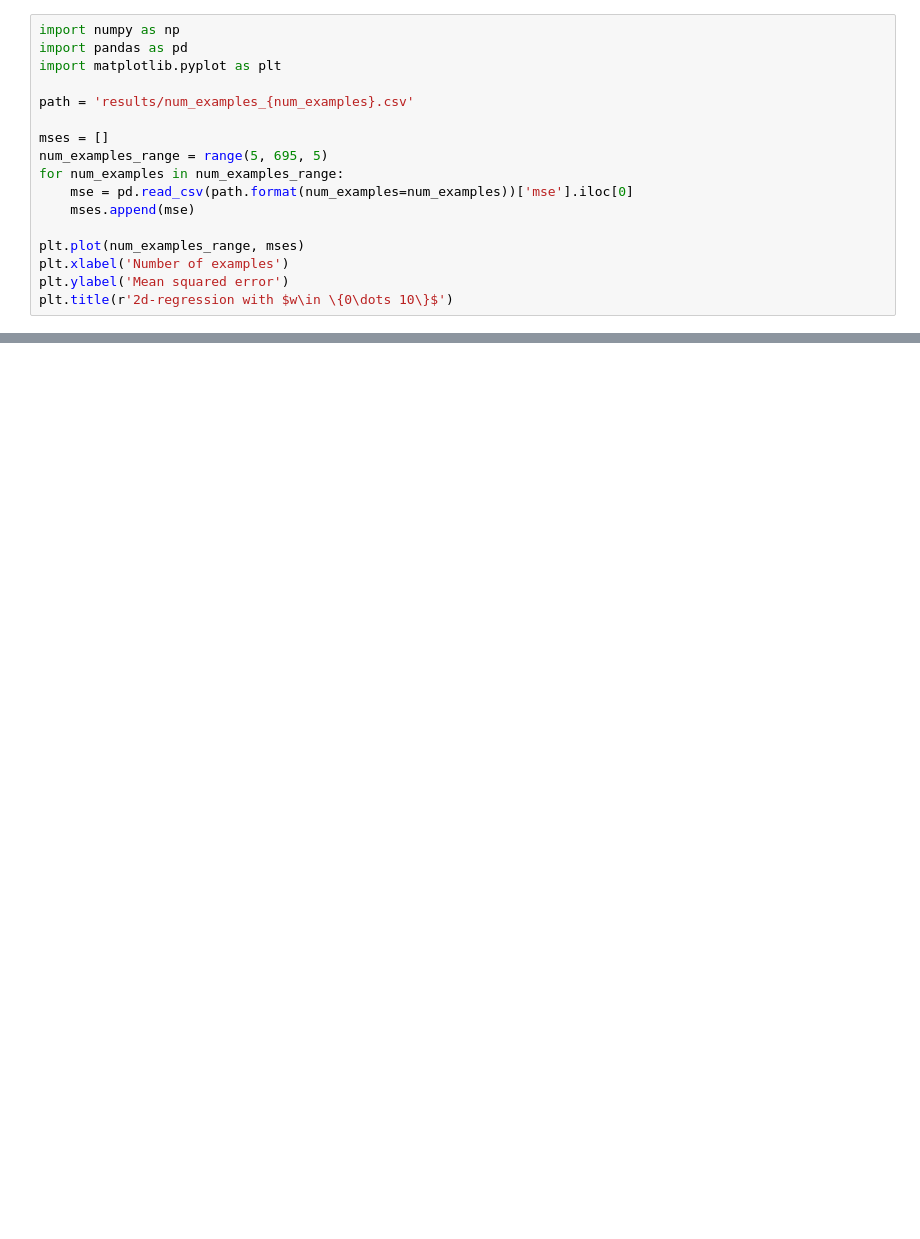
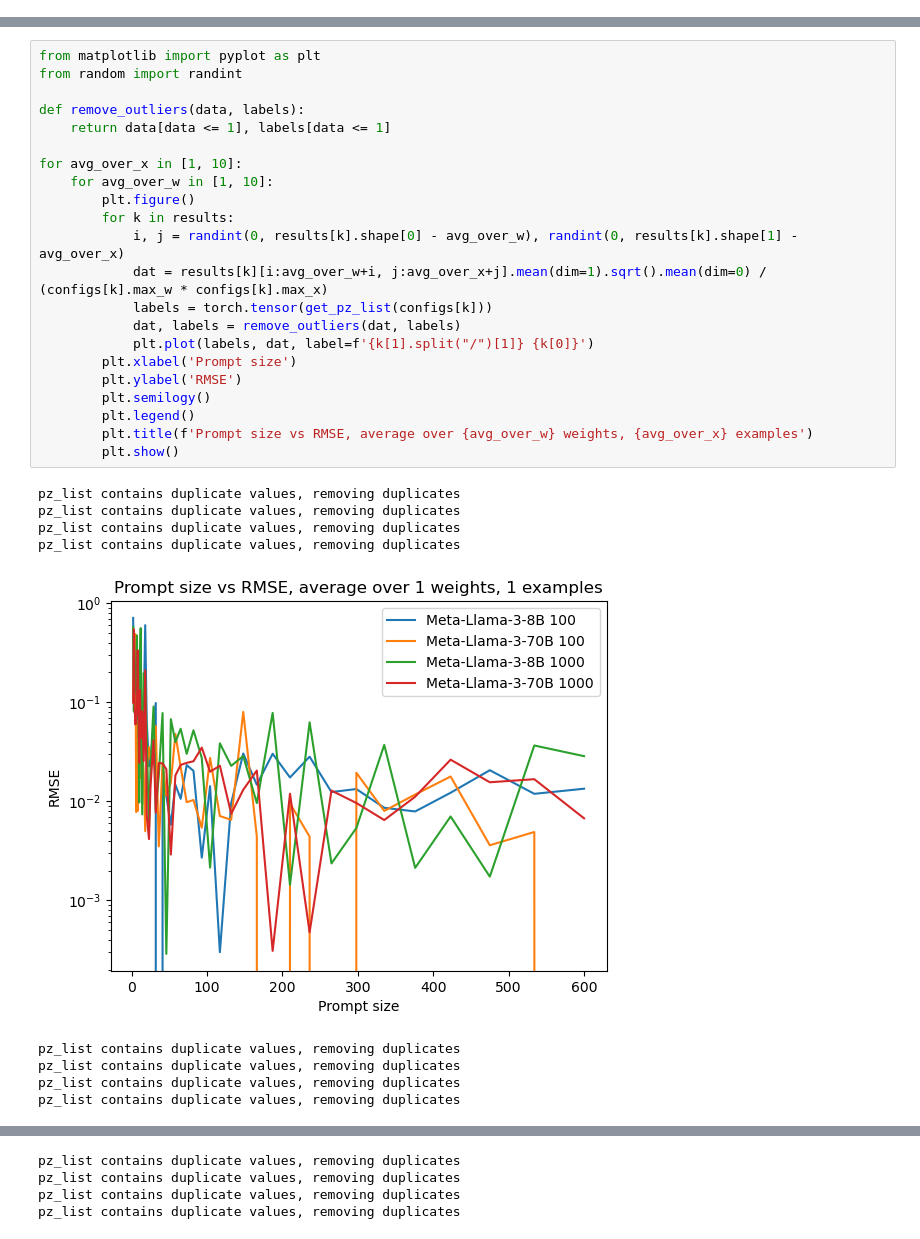
Before and after one commit to JackCai1206/multiple-ascent, a Jupyter notebook: plotting.ipynb, the cells around one changed output, grey strips where cells are left out. Cells and saved outputs as stored; diff of their text form; blank space fills up the shorter version.

```diff
--- a/plotting.ipynb
+++ b/plotting.ipynb
@@ -1,17 +0,0 @@
-# %%
-import numpy as np
-import pandas as pd
-import matplotlib.pyplot as plt
-
-path = 'results/num_examples_{num_examples}.csv'
-
-mses = []
-num_examples_range = range(5, 695, 5)
-for num_examples in num_examples_range:
-    mse = pd.read_csv(path.format(num_examples=num_examples))['mse'].iloc[0]
-    mses.append(mse)
-
-plt.plot(num_examples_range, mses)
-plt.xlabel('Number of examples')
-plt.ylabel('Mean squared error')
-plt.title(r'2d-regression with $w\in \{0\dots 10\}$')
@@ -20,0 +37,32 @@ Text(0.5, 1.0, '2d-regression with $w\\in \\{0\\dots 10\\}$')
+# %%
+from matplotlib import pyplot as plt
+from random import randint
+
+def remove_outliers(data, labels):
+    return data[data <= 1], labels[data <= 1]
+
+for avg_over_x in [1, 10]:
+    for avg_over_w in [1, 10]:
+        plt.figure()
+        for k in results:
+            i, j = randint(0, results[k].shape[0] - avg_over_w), randint(0, results[k].shape[1] - avg_over_x)
+            dat = results[k][i:avg_over_w+i, j:avg_over_x+j].mean(dim=1).sqrt().mean(dim=0) / (configs[k].max_w * configs[k].max_x)
+            labels = torch.tensor(get_pz_list(configs[k]))
+            dat, labels = remove_outliers(dat, labels)
+            plt.plot(labels, dat, label=f'{k[1].split("/")[1]} {k[0]}')
+        plt.xlabel('Prompt size')
+        plt.ylabel('RMSE')
+        plt.semilogy()
+        plt.legend()
+        plt.title(f'Prompt size vs RMSE, average over {avg_over_w} weights, {avg_over_x} examples')
+        plt.show()
+# %% [output]
+pz_list contains duplicate values, removing duplicates
+pz_list contains duplicate values, removing duplicates
+pz_list contains duplicate values, removing duplicates
+pz_list contains duplicate values, removing duplicates
+[figure, added]
+pz_list contains duplicate values, removing duplicates
+pz_list contains duplicate values, removing duplicates
+pz_list contains duplicate values, removing duplicates
+pz_list contains duplicate values, removing duplicates
@@ -20,0 +70,4 @@ Text(0.5, 1.0, '2d-regression with $w\\in \\{0\\dots 10\\}$')
+pz_list contains duplicate values, removing duplicates
+pz_list contains duplicate values, removing duplicates
+pz_list contains duplicate values, removing duplicates
+pz_list contains duplicate values, removing duplicates
```
Also changed, not shown: parts of 5 cells of this notebook, 2 other files.
